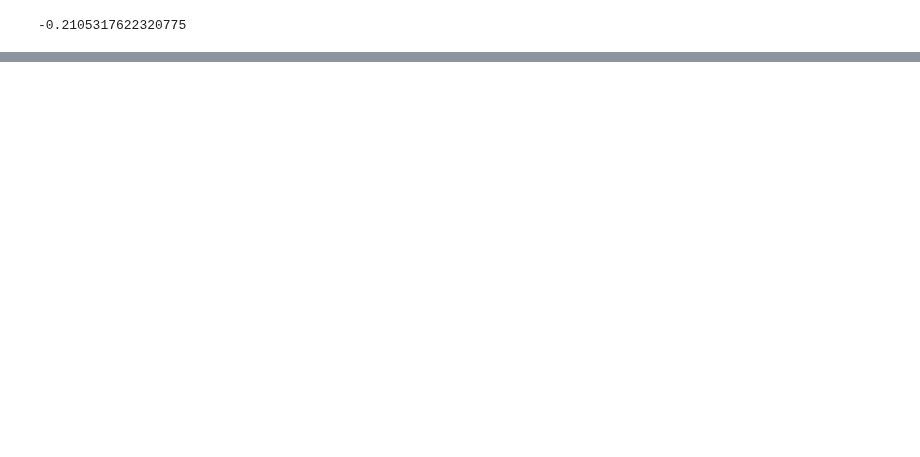
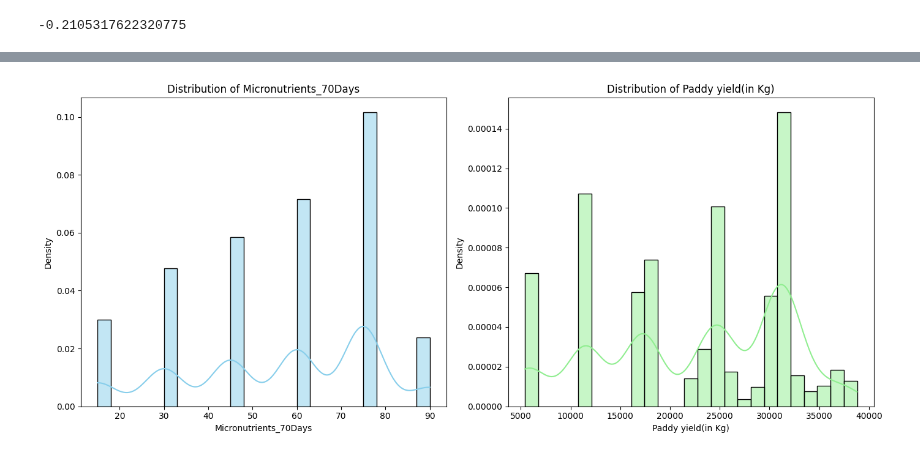
Before and after one commit to 2026726-dotcom/STDA, a Jupyter notebook: CA1.ipynb, the cells around one changed output, grey strips where cells are left out. Cells and saved outputs as stored; diff of their text form; code cells hidden in the pictures; blank space fills up the shorter version.

```diff
--- a/CA1.ipynb
+++ b/CA1.ipynb
@@ -172,0 +249,25 @@ dataset.kurt()
+# %%
+# Create a figure with separate plots
+plt.figure(figsize=(14, 6))
+
+# Plot for Micronutrients_70Days
+plt.subplot(1, 2, 1)  # (rows, columns, panel number)
+sns.histplot(data['Micronutrients_70Days'], bins=25, kde=True, color='skyblue', stat="density")
+plt.title('Distribution of Micronutrients_70Days')
+plt.xlabel('Micronutrients_70Days')
+plt.ylabel('Density')
+#plt.xlim(4, 8)  # Adjust x-axis limits for better visualization
+
+# Plot for Paddy yield(in Kg)
+plt.subplot(1, 2, 2)
+sns.histplot(data['Paddy yield(in Kg)'], bins=25, kde=True, color='lightgreen', stat="density")
+plt.title('Distribution of Paddy yield(in Kg)')
+plt.xlabel('Paddy yield(in Kg)')
+plt.ylabel('Density')
+#plt.xlim(1.5, 4.5)  # Adjust x-axis limits for better visualization
+
+# Show the plots
+plt.tight_layout()
+plt.show()
+# %% [output]
+[figure, added]
```
Also changed, not shown: parts of 22 cells of this notebook.
